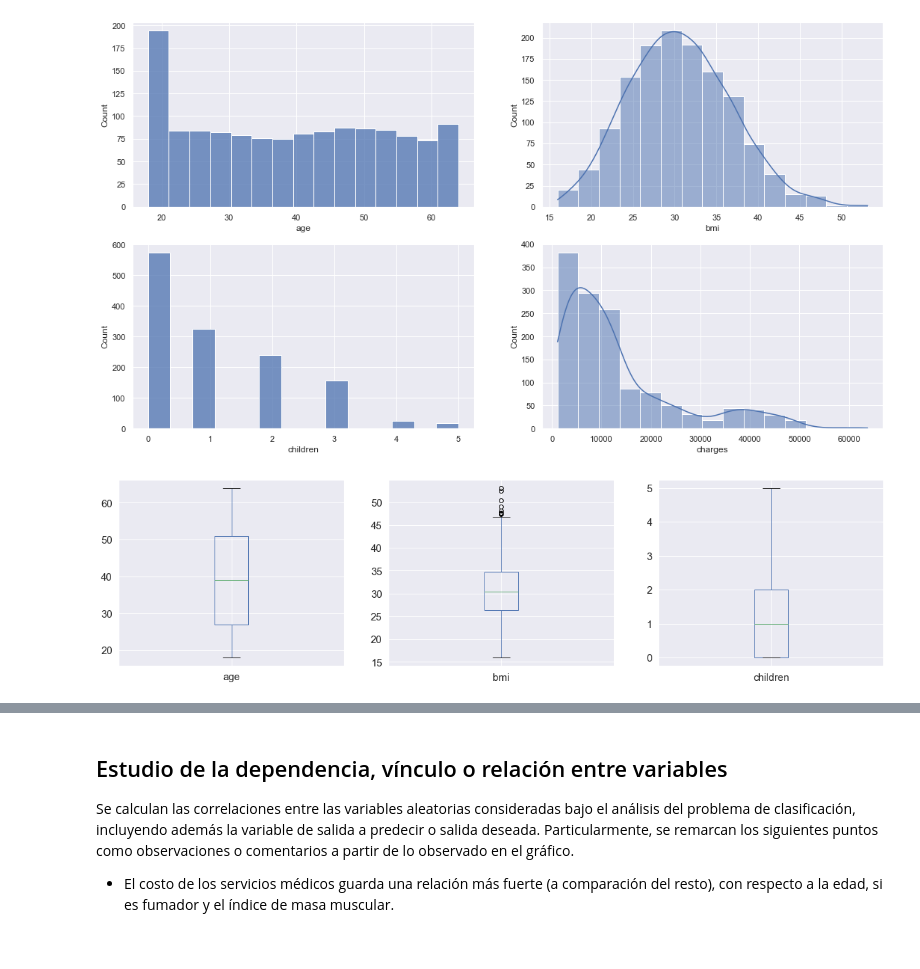
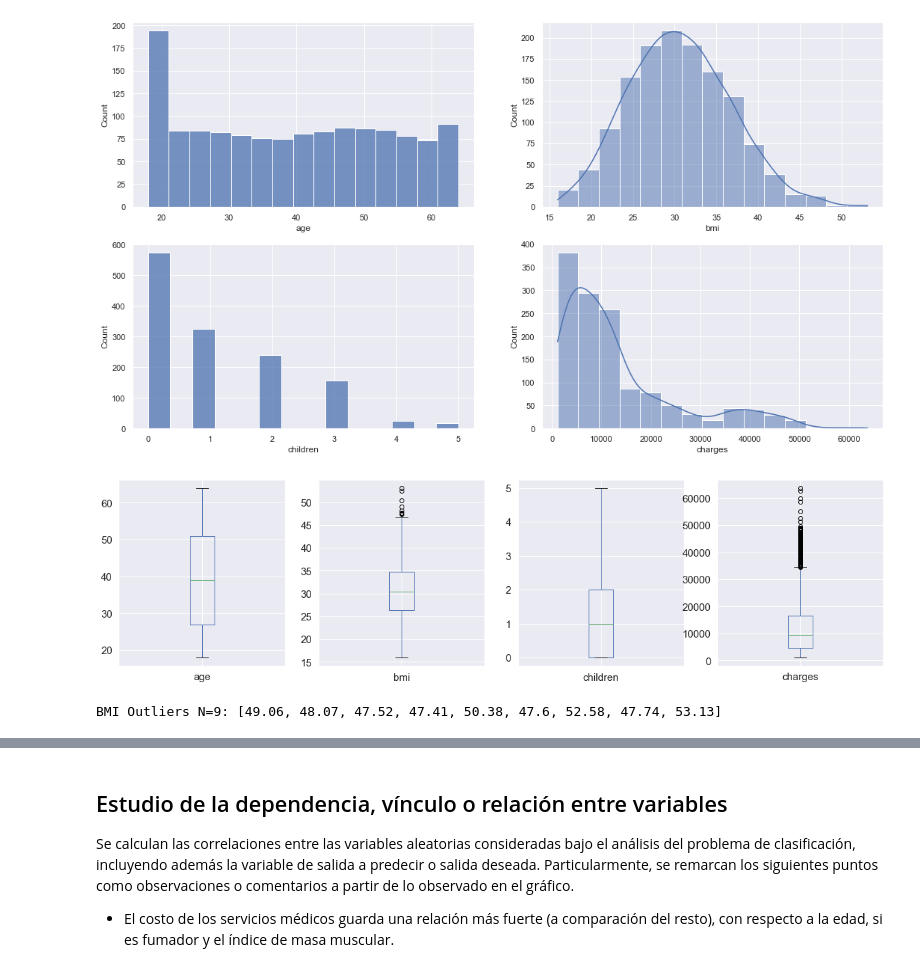
Before and after one commit to Kammann123/nn-tp2, a Jupyter notebook: notebooks/ej2/ej2_analysis.ipynb, the cells around one changed output, grey strips where cells are left out. Cells and saved outputs as stored; diff of their text form; code cells hidden in the pictures.

```diff
--- a/notebooks/ej2/ej2_analysis.ipynb
+++ b/notebooks/ej2/ej2_analysis.ipynb
@@ -220,6 +228,11 @@ plt.show()
 # %% [output]
 [figure]
 # %%
-_ = df[['age', 'bmi', 'children']].plot(kind='box', subplots=True, layout=(1, 3), sharex=False, sharey=False, figsize=(20, 5), fontsize=15)
+_ = df[['age', 'bmi', 'children', 'charges']].plot(kind='box', subplots=True, layout=(1, 4), sharex=False, sharey=False, figsize=(20, 5), fontsize=15)
 # %% [output]
-[figure, old version]
+[figure, new version]
+# %%
+bmi_outliers = helper.get_outliers(df, 'bmi')
+print(f'BMI Outliers N={len(bmi_outliers)}: {bmi_outliers}')
+# %% [output]
+BMI Outliers N=9: [49.06, 48.07, 47.52, 47.41, 50.38, 47.6, 52.58, 47.74, 53.13]
```
Also changed, not shown: parts of 17 cells of this notebook, 9 other files.
